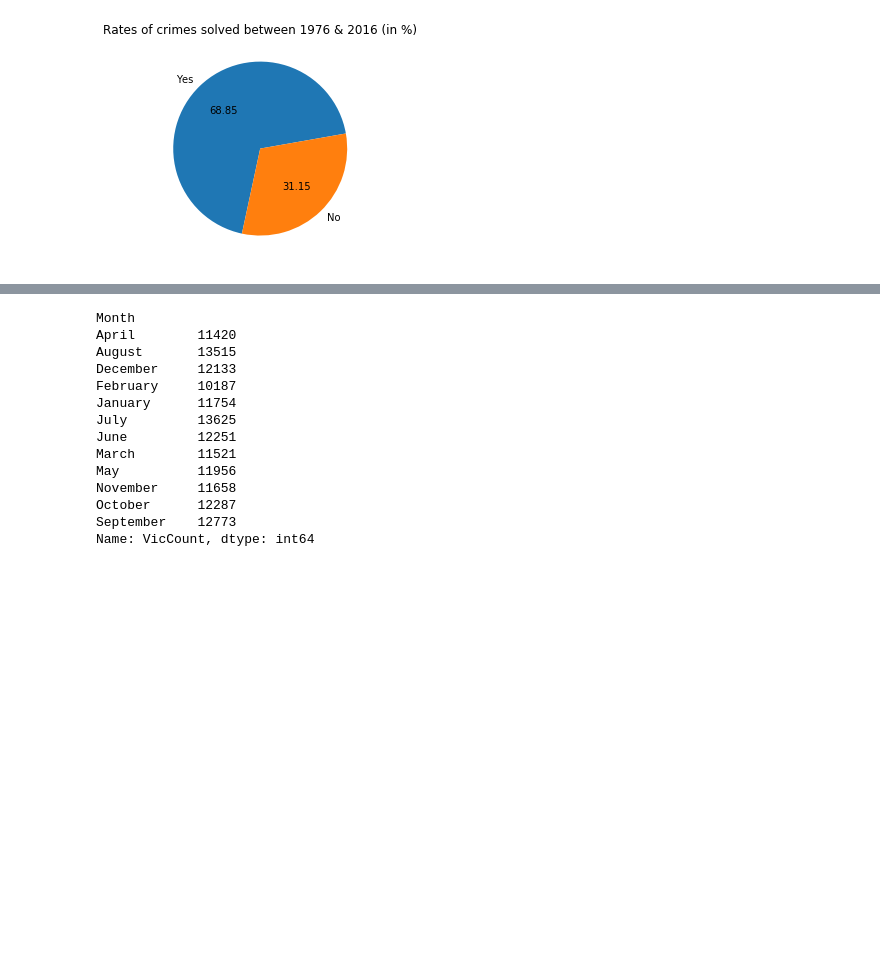
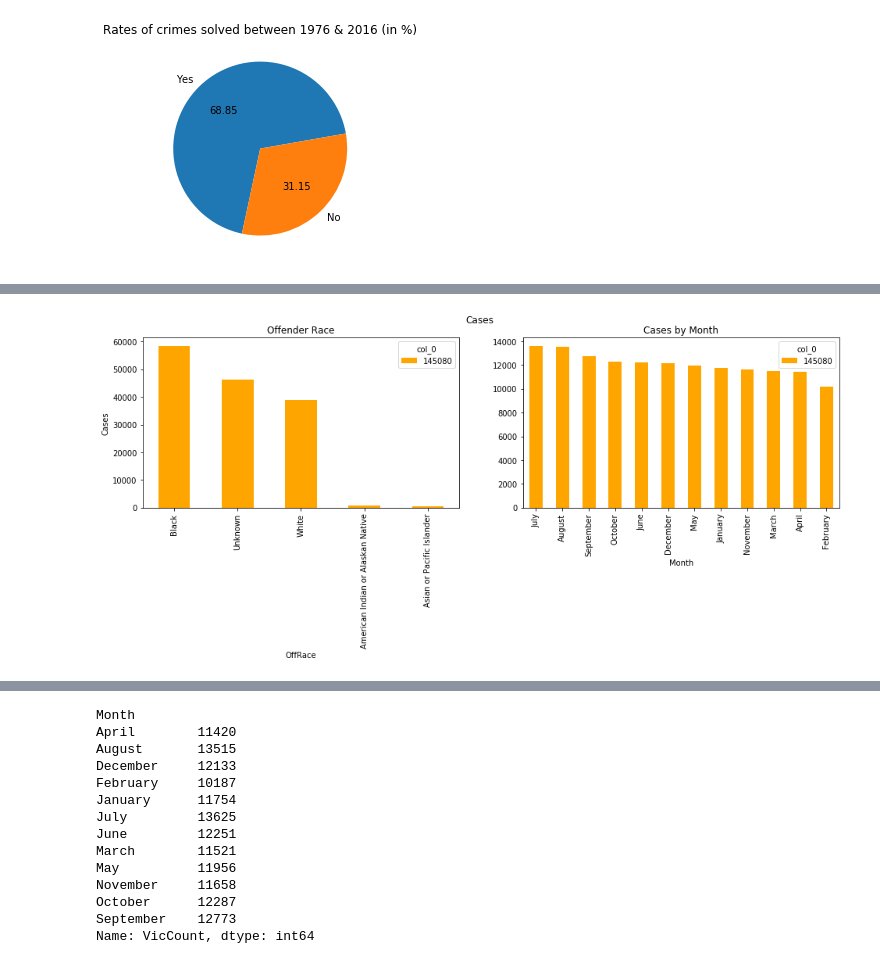
Before and after one commit to bendgame/Project-one, a Jupyter notebook: Midwest_crime_bimi.ipynb, the cells around one changed output, grey strips where cells are left out. Drawn from its saved outputs; the diff is of its cells as text; code cells hidden in the pictures; blank space fills up the shorter version.

```diff
--- a/Midwest_crime_bimi.ipynb
+++ b/Midwest_crime_bimi.ipynb
@@ -92,3 +107,19 @@ plt.show()
+# %%
+
+#races = midwest_data['Offender Race'].unique()
+fig, axes = plt.subplots(nrows=1, ncols=2, figsize=(16, 4))
+
+#
+ax = (pd.crosstab(midwest_data.OffRace,len(midwest_data.OffRace)).sort_values(len(midwest_data.OffRace), ascending=False).plot(kind='bar', color='orange', title='Offender Race',ax=axes[0]))
+
+fig.suptitle('Cases')
+ax.set_ylabel('Cases')
+# Cases by Month
+ax = (pd.crosstab(midwest_data.Month,len(midwest_data.Month))
+        .sort_values(len(midwest_data.Month), ascending=False)
+        .plot(kind='bar', color= 'orange',title ='Cases by Month', ax=axes[1]))
+# %% [output]
+[figure, added]
 # %%
 fig, axes = plt.subplots(nrows=1, ncols=2, figsize=(14, 4))
 
```
Also changed, not shown: parts of 13 cells of this notebook.
